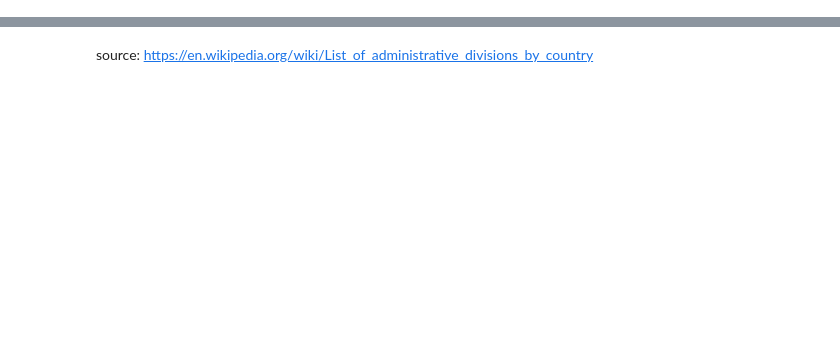
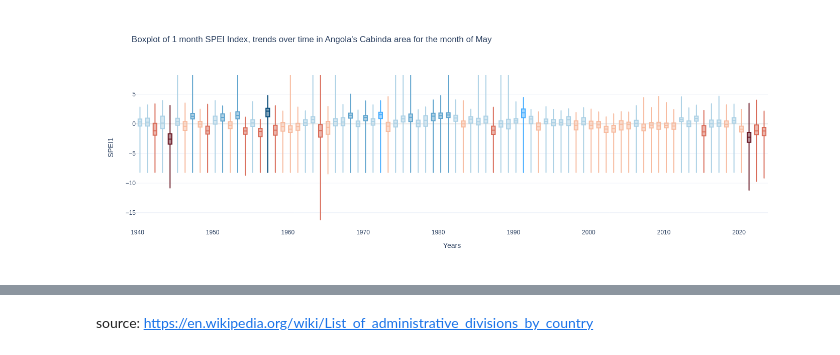
Before and after one commit to ECMWFCode4Earth/tales-of-drought, a Jupyter notebook: notebooks/notebook_1.ipynb, the cells around one changed output, grey strips where cells are left out. Saved outputs shown, nothing was run; the diff lists cells and outputs as text; code cells hidden in the pictures; blank space fills up the shorter version.

```diff
--- a/notebooks/notebook_1.ipynb
+++ b/notebooks/notebook_1.ipynb
@@ -241,5 +396,7 @@ boxplot_stats = uti.compute_boxplot_stats(area_subset_data[index])
 # %%
-uti.create_boxplot(boxplot_stats, timescales, selected)
+uti.create_boxplot(stat_values, timescales, selected)
+# %% [output]
+[figure, added]
 # %%
 # Update existing selectors
 previous_selection = uti.read_json_to_dict('previous_selection.json')
```
Also changed, not shown: parts of 26 cells of this notebook, 6 other files.
